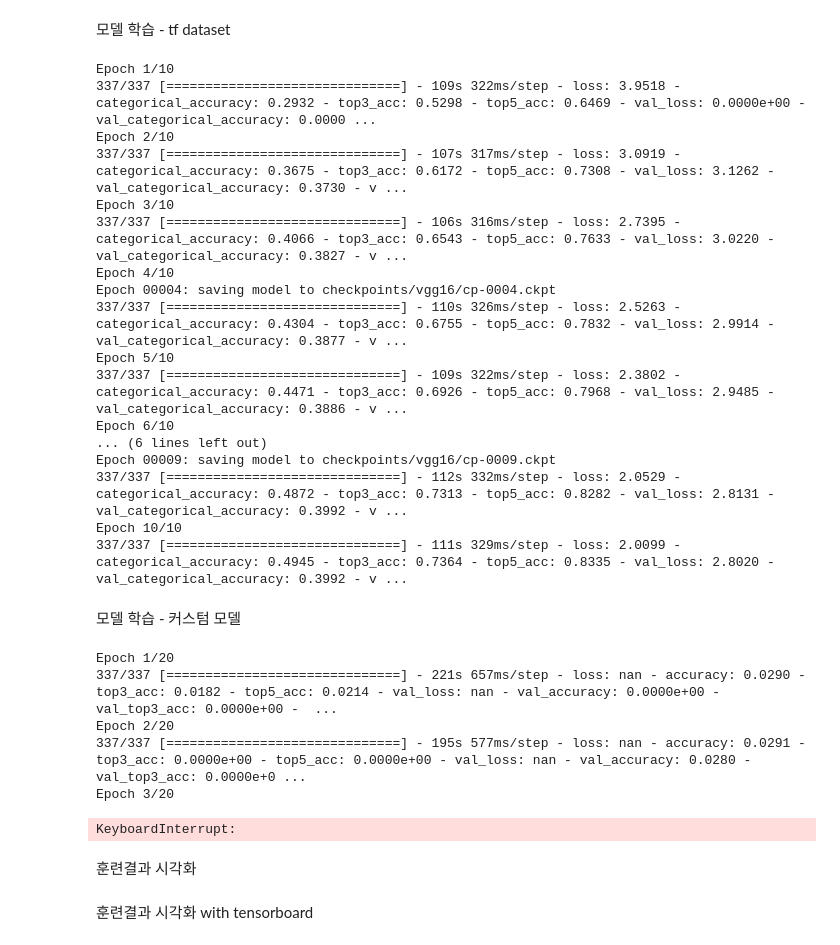
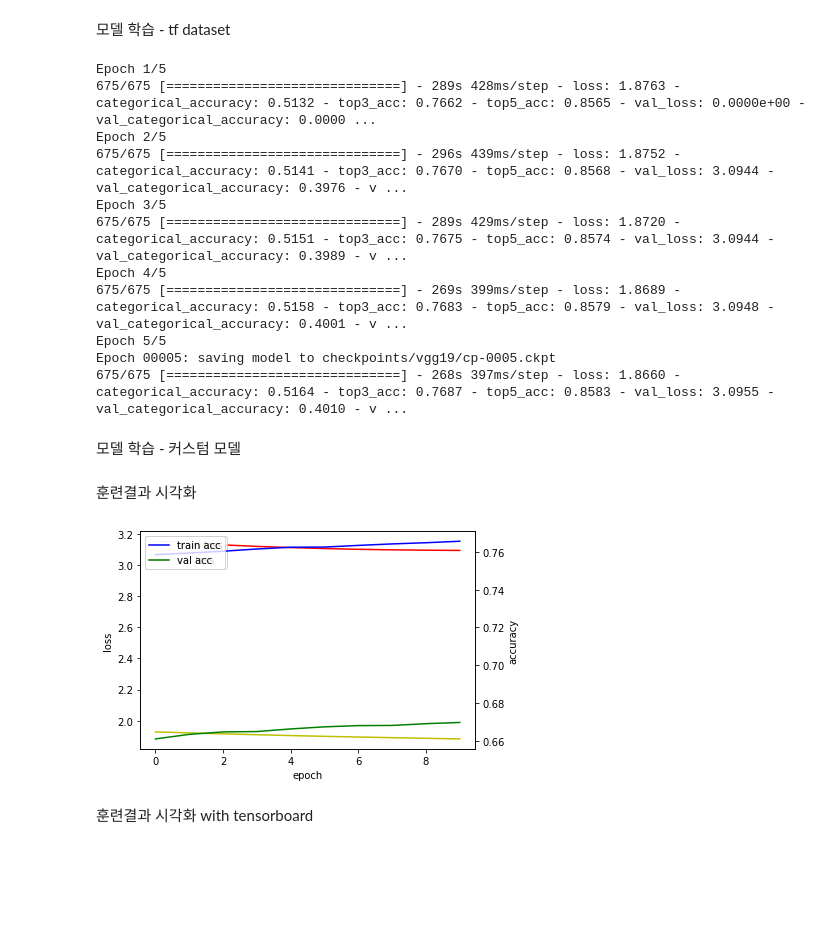
Before and after one commit to CodyBuilder-dev/like-clothes, a Jupyter notebook: ai-server/research/auto-tagging.ipynb, the cells around one changed output. Drawn from its saved outputs; the diff is of its cells as text; code cells hidden in the pictures; blank space fills up the shorter version.

```diff
--- a/ai-server/research/auto-tagging.ipynb
+++ b/ai-server/research/auto-tagging.ipynb
@@ -749,25 +754,19 @@ model.fit_generator(generator=generator_train,
 # %%
 #반드시 validation_data로 넣어줘야 함
 #validation_split은 dataset타입에서는 사용불가
-hist = new_model.fit(train_dataset,epochs = 10, validation_data=val_dataset,callbacks = [csvlog_callback,cp_callback])
+hist = new_model.fit(train_dataset,epochs = epoch, validation_data=val_dataset,callbacks = [csvlog_callback,cp_callback])
 # %% [output]
-Epoch 1/10
-337/337 [==============================] - 109s 322ms/step - loss: 3.9518 - categorical_accuracy: 0.2932 - top3_acc: 0.5298 - top5_acc: 0.6469 - val_loss: 0.0000e+00 - val_categorical_accuracy: 0.0000 ...
-Epoch 2/10
-337/337 [==============================] - 107s 317ms/step - loss: 3.0919 - categorical_accuracy: 0.3675 - top3_acc: 0.6172 - top5_acc: 0.7308 - val_loss: 3.1262 - val_categorical_accuracy: 0.3730 - v ...
-Epoch 3/10
-337/337 [==============================] - 106s 316ms/step - loss: 2.7395 - categorical_accuracy: 0.4066 - top3_acc: 0.6543 - top5_acc: 0.7633 - val_loss: 3.0220 - val_categorical_accuracy: 0.3827 - v ...
-Epoch 4/10
-Epoch 00004: saving model to checkpoints/vgg16/cp-0004.ckpt
-337/337 [==============================] - 110s 326ms/step - loss: 2.5263 - categorical_accuracy: 0.4304 - top3_acc: 0.6755 - top5_acc: 0.7832 - val_loss: 2.9914 - val_categorical_accuracy: 0.3877 - v ...
-Epoch 5/10
-337/337 [==============================] - 109s 322ms/step - loss: 2.3802 - categorical_accuracy: 0.4471 - top3_acc: 0.6926 - top5_acc: 0.7968 - val_loss: 2.9485 - val_categorical_accuracy: 0.3886 - v ...
-Epoch 6/10
-... (6 lines left out)
-Epoch 00009: saving model to checkpoints/vgg16/cp-0009.ckpt
-337/337 [==============================] - 112s 332ms/step - loss: 2.0529 - categorical_accuracy: 0.4872 - top3_acc: 0.7313 - top5_acc: 0.8282 - val_loss: 2.8131 - val_categorical_accuracy: 0.3992 - v ...
-Epoch 10/10
-337/337 [==============================] - 111s 329ms/step - loss: 2.0099 - categorical_accuracy: 0.4945 - top3_acc: 0.7364 - top5_acc: 0.8335 - val_loss: 2.8020 - val_categorical_accuracy: 0.3992 - v ...
+Epoch 1/5
+675/675 [==============================] - 289s 428ms/step - loss: 1.8763 - categorical_accuracy: 0.5132 - top3_acc: 0.7662 - top5_acc: 0.8565 - val_loss: 0.0000e+00 - val_categorical_accuracy: 0.0000 ...
+Epoch 2/5
+675/675 [==============================] - 296s 439ms/step - loss: 1.8752 - categorical_accuracy: 0.5141 - top3_acc: 0.7670 - top5_acc: 0.8568 - val_loss: 3.0944 - val_categorical_accuracy: 0.3976 - v ...
+Epoch 3/5
+675/675 [==============================] - 289s 429ms/step - loss: 1.8720 - categorical_accuracy: 0.5151 - top3_acc: 0.7675 - top5_acc: 0.8574 - val_loss: 3.0944 - val_categorical_accuracy: 0.3989 - v ...
+Epoch 4/5
+675/675 [==============================] - 269s 399ms/step - loss: 1.8689 - categorical_accuracy: 0.5158 - top3_acc: 0.7683 - top5_acc: 0.8579 - val_loss: 3.0948 - val_categorical_accuracy: 0.4001 - v ...
+Epoch 5/5
+Epoch 00005: saving model to checkpoints/vgg19/cp-0005.ckpt
+675/675 [==============================] - 268s 397ms/step - loss: 1.8660 - categorical_accuracy: 0.5164 - top3_acc: 0.7687 - top5_acc: 0.8583 - val_loss: 3.0955 - val_categorical_accuracy: 0.4010 - v ...
 # %%
 model.fit_generator(generator=generator_train,
                                 epochs=params['epoch'],
@@ -780,16 +779,31 @@ model.fit_generator(generator=generator_train,
 # %%
 #BS = 64, 이 이상으로는 OOM 발생
 # acc =0.03. 밑바닥 트레이닝은 답이 없나?
-custom_model.fit(train_dataset,epochs = 20, validation_data=val_dataset,callbacks = [csvlog_callback,cp_callback])
+
+custom_model.fit(train_dataset,epochs = epochs, validation_data=val_dataset,callbacks = [csvlog_callback,cp_callback])
-# %% [output]
-Epoch 1/20
-337/337 [==============================] - 221s 657ms/step - loss: nan - accuracy: 0.0290 - top3_acc: 0.0182 - top5_acc: 0.0214 - val_loss: nan - val_accuracy: 0.0000e+00 - val_top3_acc: 0.0000e+00 -  ...
-Epoch 2/20
-337/337 [==============================] - 195s 577ms/step - loss: nan - accuracy: 0.0291 - top3_acc: 0.0000e+00 - top5_acc: 0.0000e+00 - val_loss: nan - val_accuracy: 0.0280 - val_top3_acc: 0.0000e+0 ...
-Epoch 3/20
-KeyboardInterrupt:
 # %% [markdown]
 훈련결과 시각화
+# %%
+import matplotlib.pyplot as plt
+#안정적인 우상향곡선 확인가능 ㄷㄷ
+#좀만더 훈련시켜보자
+fig, loss_ax = plt.subplots()
+acc_ax = loss_ax.twinx()
+
+loss_ax.plot(hist.history['loss'], 'y', label='train loss')
+loss_ax.plot(hist.history['val_loss'], 'r', label='val loss')
+loss_ax.set_xlabel('epoch')
+loss_ax.set_ylabel('loss')
+loss_ax.legend(loc='upper left')
+
+acc_ax.plot(hist.history['top3_acc'], 'b', label='train acc')
+acc_ax.plot(hist.history['val_top3_acc'], 'g', label='val acc')
+acc_ax.set_ylabel('accuracy')
+acc_ax.legend(loc='upper left')
+
+plt.show()
+# %% [output]
+[figure, added]
 # %% [markdown]
 훈련결과 시각화 with tensorboard
 # %% [markdown]
```
Also changed, not shown: parts of 12 cells of this notebook, 2 other files.
